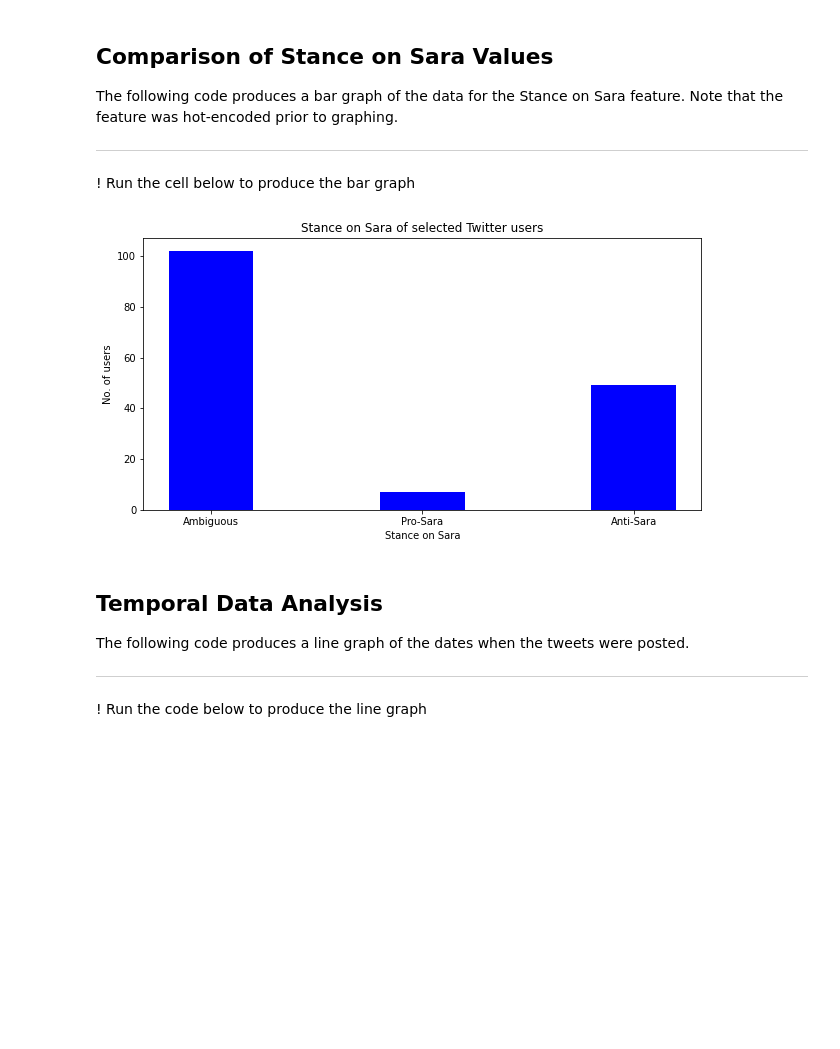
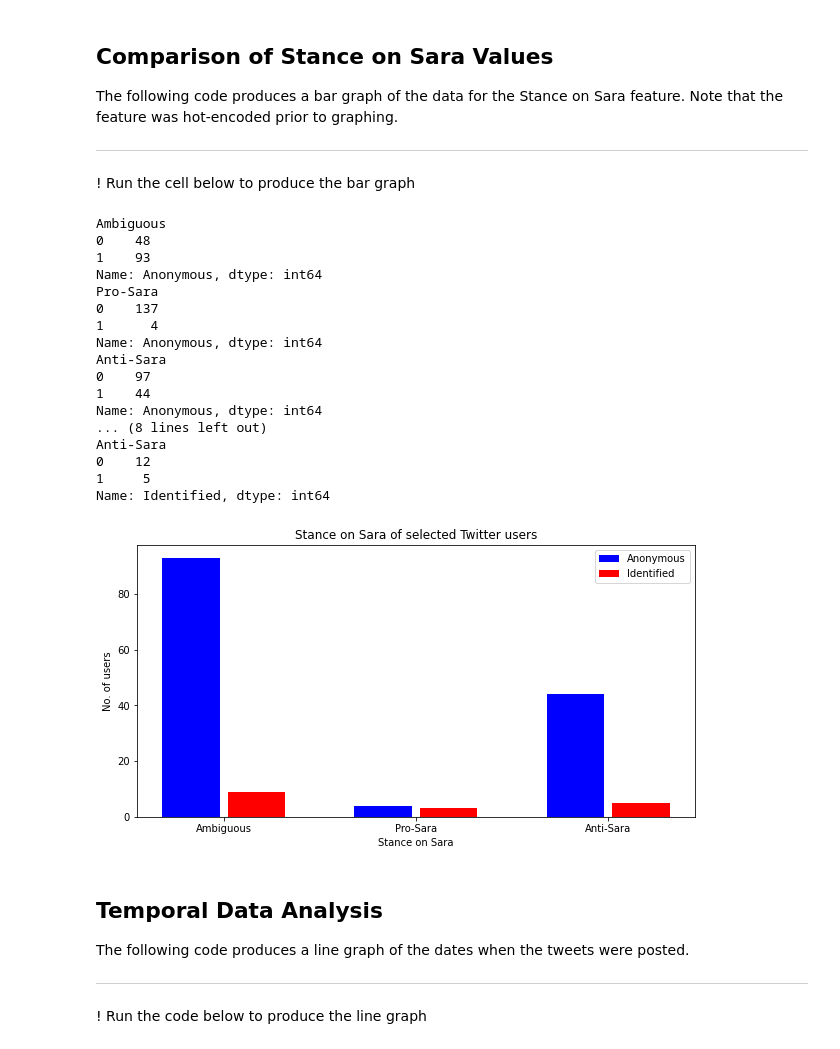
Before and after one commit to racunanan/cs132-exploration, a Jupyter notebook: exploration.ipynb, the cells around one changed output. Drawn from its saved outputs; the diff is of its cells as text; code cells hidden in the pictures; blank space fills up the shorter version.

```diff
--- a/exploration.ipynb
+++ b/exploration.ipynb
@@ -100,23 +100,56 @@ The following code produces a bar graph of the data for the Stance on Sara featu
 # %%
 # Find summation of each feature to find the total number of accounts with the stance
 # This is possible because the columns only have 1 or 0 thanks to one-hot encoding
 ambiguous_cnt = tweet_df['Ambiguous'].sum()
 pro_cnt = tweet_df['Pro-Sara'].sum()
 anti_cnt = tweet_df['Anti-Sara'].sum()
 
 stances = ['Ambiguous', 'Pro-Sara', 'Anti-Sara']
 counts = [ambiguous_cnt, pro_cnt, anti_cnt]
 
+print(tweet_df.groupby(['Ambiguous']).sum()['Anonymous'])
+print(tweet_df.groupby(['Pro-Sara']).sum()['Anonymous'])
+print(tweet_df.groupby(['Anti-Sara']).sum()['Anonymous'])
+
+print(tweet_df.groupby(['Ambiguous']).sum()['Identified'])
+print(tweet_df.groupby(['Pro-Sara']).sum()['Identified'])
+print(tweet_df.groupby(['Anti-Sara']).sum()['Identified'])
+
+X_axis = np.arange(len(stances))
+
+anon_cnt = [93, 4, 44]
+identified_cnt = [9, 3, 5]
+
 fig = plt.figure(figsize = (10, 5))
 
-plt.bar(stances, counts, color='blue', width=0.4)
+plt.bar(X_axis - 0.17, anon_cnt, color='blue', width=0.3, label='Anonymous')
+plt.bar(X_axis + 0.17, identified_cnt, color='red', width=0.3, label='Identified')
 
+plt.xticks(X_axis, stances)
 plt.xlabel("Stance on Sara")
 plt.ylabel("No. of users")
 plt.title("Stance on Sara of selected Twitter users")
+plt.legend()
 plt.show()
 # %% [output]
+Ambiguous
+0    48
+1    93
+Name: Anonymous, dtype: int64
+Pro-Sara
+0    137
+1      4
+Name: Anonymous, dtype: int64
+Anti-Sara
+0    97
+1    44
+Name: Anonymous, dtype: int64
+... (8 lines left out)
+Anti-Sara
+0    12
+1     5
+Name: Identified, dtype: int64
-[figure, old version]
+[figure, new version]
 # %% [markdown]
 ## Temporal Data Analysis
 
```
Also changed, not shown: parts of 15 cells of this notebook.
